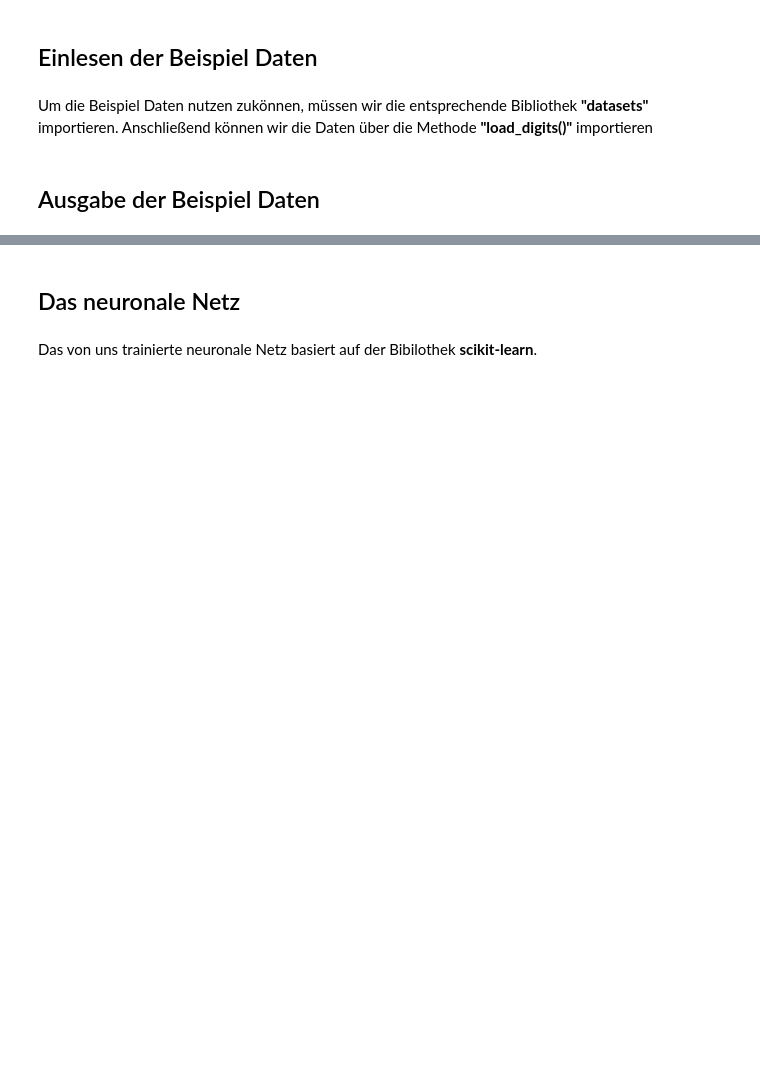
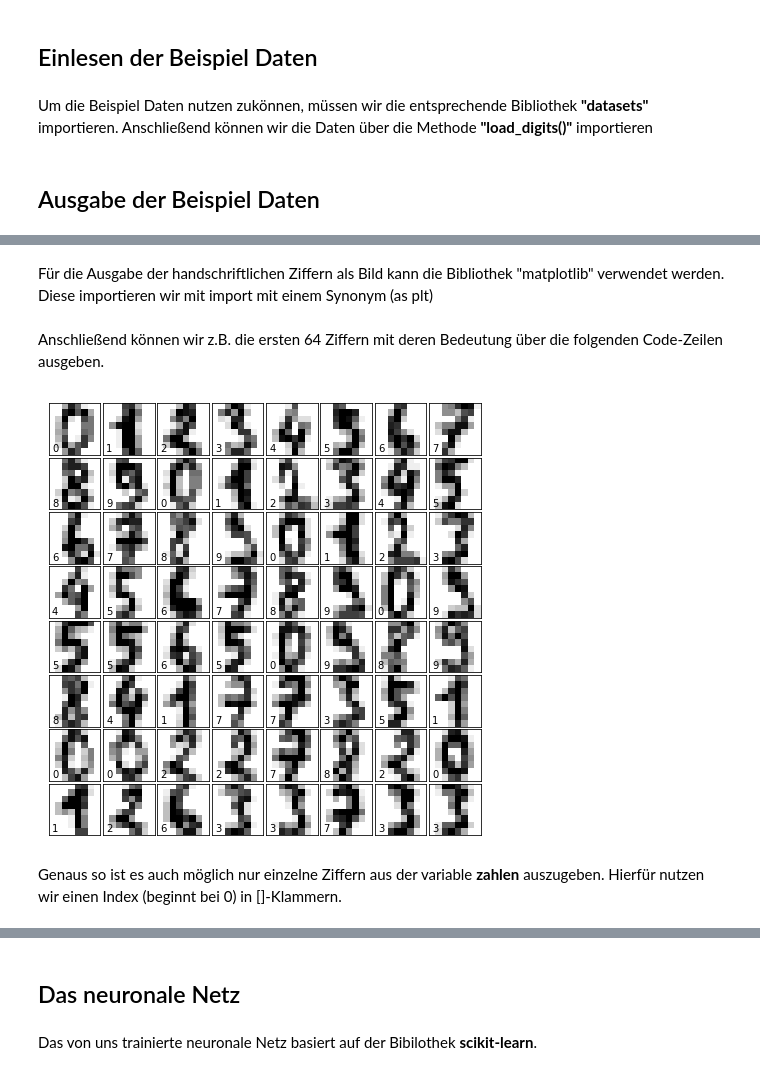
Before and after one commit to Codingschule/Machine-Learning, a Jupyter notebook: Digit Example.ipynb, the cells around one changed output, grey strips where cells are left out. Cells and saved outputs as stored; diff of their text form; code cells hidden in the pictures; blank space fills up the shorter version.

```diff
--- a/Digit Example.ipynb
+++ b/Digit Example.ipynb
@@ -28,0 +22,2 @@ print(zahlen.target[2])
+# %% [markdown]
+Für die Ausgabe der handschriftlichen Ziffern als Bild kann die Bibliothek "matplotlib" verwendet werden. Diese importieren wir mit import mit einem Synonym (as plt)
@@ -28,0 +26,15 @@ print(zahlen.target[2])
+# %% [markdown]
+Anschließend können wir z.B. die ersten 64 Ziffern mit deren Bedeutung über die folgenden Code-Zeilen ausgeben.
+# %%
+fig = plt.figure(figsize=(6, 6))  # figure size in inches
+fig.subplots_adjust(left=0, right=1, bottom=0, top=1, hspace=0.05, wspace=0.05)
+
+for i in range(64):
+    ax = fig.add_subplot(8, 8, i + 1, xticks=[], yticks=[])
+    ax.imshow(zahlen.images[i], cmap=plt.cm.binary, interpolation='nearest')
+    # label the image with the target value
+    ax.text(0, 7, str(zahlen.target[i]))
+# %% [output]
+[figure, added]
+# %% [markdown]
+Genaus so ist es auch möglich nur einzelne Ziffern aus der variable **zahlen** auszugeben. Hierfür nutzen wir einen Index (beginnt bei 0) in []-Klammern.
```
Also changed, not shown: parts of 21 cells of this notebook, 3 other files.
